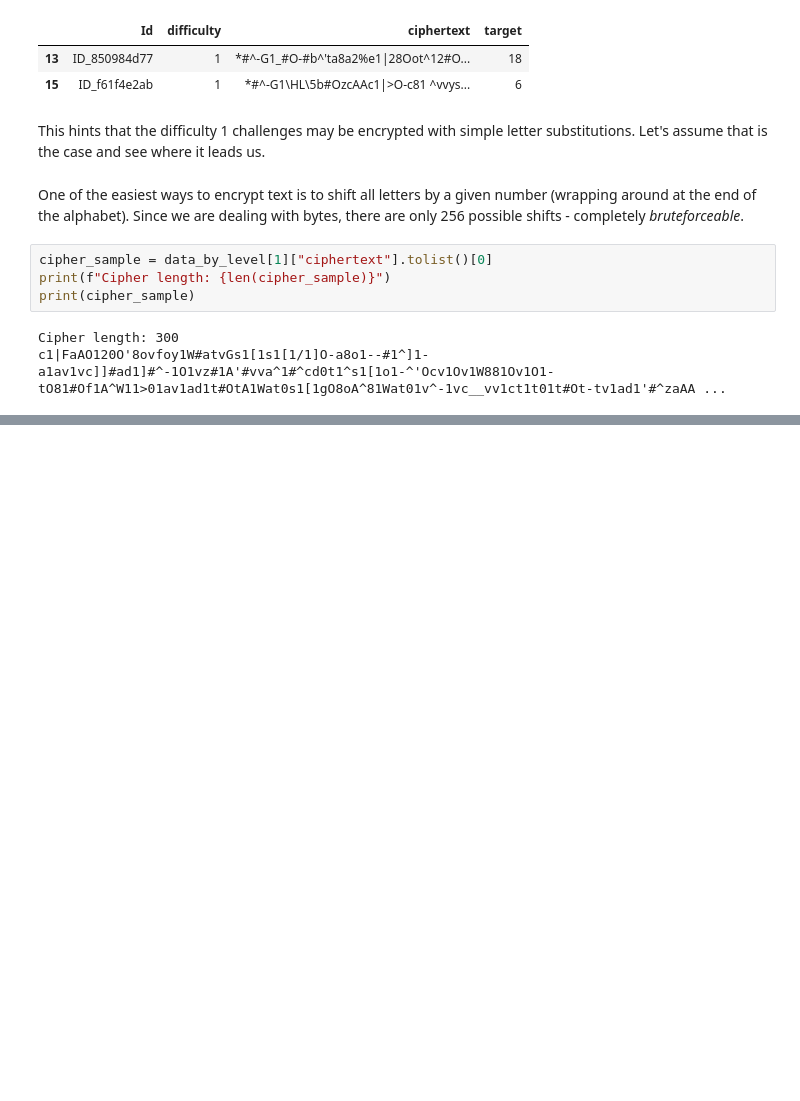
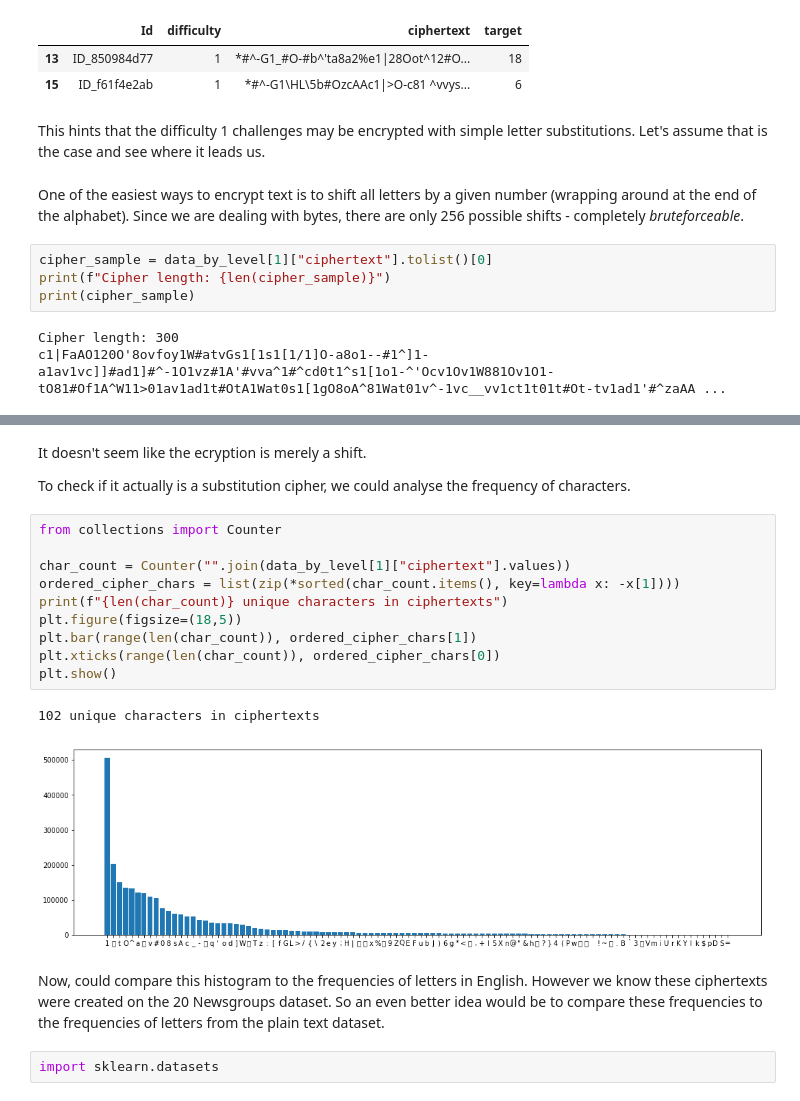
Before and after one commit to GuilhermeFreire/Newsgroups_Ciphertext_Challenge, a Jupyter notebook: exploring.ipynb, the cells around one changed output, grey strips where cells are left out. Drawn from its saved outputs; the diff is of its cells as text; blank space fills up the shorter version.

Commit message:
+ Started frequency analysis

```diff
--- a/exploring.ipynb
+++ b/exploring.ipynb
@@ -54,0 +73,21 @@ for i in range(256):
+# %% [markdown]
+It doesn't seem like the ecryption is merely a shift.
+
+To check if it actually is a substitution cipher, we could analyse the frequency of characters.
+# %%
+from collections import Counter
+
+char_count = Counter("".join(data_by_level[1]["ciphertext"].values))
+ordered_cipher_chars = list(zip(*sorted(char_count.items(), key=lambda x: -x[1])))
+print(f"{len(char_count)} unique characters in ciphertexts")
+plt.figure(figsize=(18,5))
+plt.bar(range(len(char_count)), ordered_cipher_chars[1])
+plt.xticks(range(len(char_count)), ordered_cipher_chars[0])
+plt.show()
+# %% [output]
+102 unique characters in ciphertexts
+[figure, added]
+# %% [markdown]
+Now, could compare this histogram to the frequencies of letters in English. However we know these ciphertexts were created on the 20 Newsgroups dataset. So an even better idea would be to compare these frequencies to the frequencies of letters from the plain text dataset.
+# %%
+import sklearn.datasets
```
Also changed, not shown: parts of 1 cell of this notebook.
